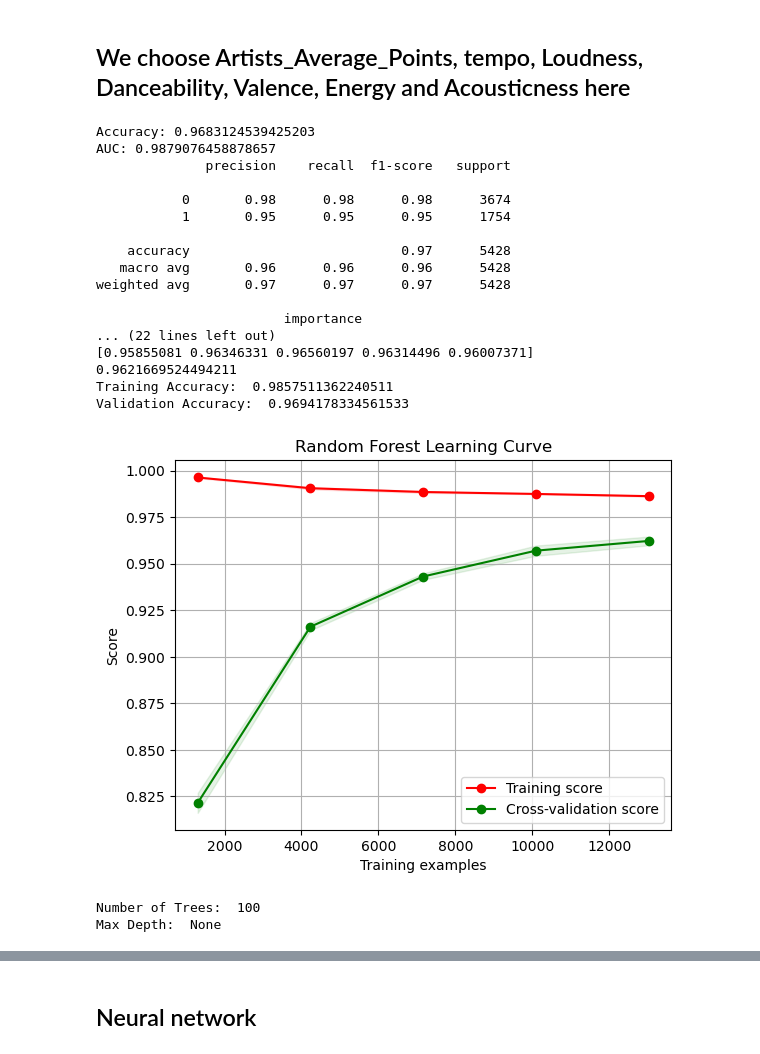
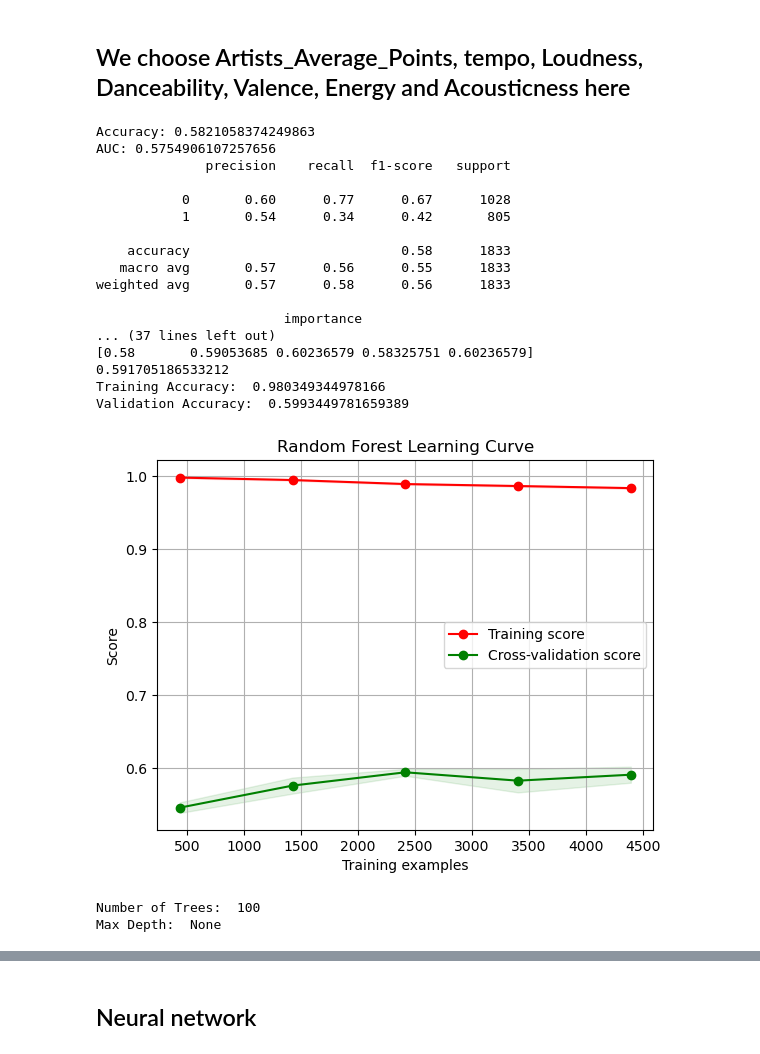
Before and after one commit to Jonathan0516/Spotifypopularityprediction, a Jupyter notebook: popularity.ipynb, the cells around one changed output, grey strips where cells are left out. Saved outputs shown, nothing was run; the diff lists cells and outputs as text; code cells hidden in the pictures.

```diff
--- a/popularity.ipynb
+++ b/popularity.ipynb
@@ -296,9 +295,9 @@ def plot_pca_graph(pca_data: pd.DataFrame, data: pd.DataFrame, label_column: str
         plt.show()
 
 
-n = get_knee_n(monthly_unique_songs, refined_song_attributes)
-pca_data = pca(monthly_unique_songs, refined_song_attributes, n_components=n)
-plot_pca_graph(pca_data, monthly_unique_songs, label_column='Continent', n_components=n)
+n = get_knee_n(unique_songs, refined_song_attributes)
+pca_data = pca(unique_songs, refined_song_attributes, n_components=n)
+plot_pca_graph(pca_data, unique_songs, label_column='Continent', n_components=n)
 pca_data.head()
-print(pca_data.shape, monthly_unique_songs.shape)
+print(pca_data.shape, unique_songs.shape)
 # %% [output]
@@ -310,7 +309,7 @@ Explained Variance Ratio: 0.9999999959013326
 # %%
 # put the pca data into the original data
-monthly_unique_songs.reset_index(drop=True, inplace=True)
-pca_monthly_unique_songs = pd.concat([monthly_unique_songs, pca_data], axis=1)
+unique_songs.reset_index(drop=True, inplace=True)
+pca_monthly_unique_songs = pd.concat([unique_songs, pca_data], axis=1)
 pca_monthly_unique_songs.head()
 # %% [output]
 |  | Title | Artists | Danceability | Energy | Loudness | Speechiness | Acousticness | Instrumentalness | ... |
@@ -324,30 +323,28 @@ pca_monthly_unique_songs.head()
 # Performing one-hot encoding for the specified columns
 one_hot_continent = pd.get_dummies(pca_monthly_unique_songs['Continent'], prefix='Continent')
 one_hot_genre = pd.get_dummies(pca_monthly_unique_songs['General_Genre'], prefix='General_Genre')
+one_hot_key = pd.get_dummies(pca_monthly_unique_songs['key'], prefix='key')
+one_hot_time_signature = pd.get_dummies(pca_monthly_unique_songs['time_signature'], prefix='time_signature')
 
-# label encoding for time_signature, key, polarity
-time_label_encoder = LabelEncoder()
-time_label_encoder.fit(pca_monthly_unique_songs['time_signature'])
-pca_monthly_unique_songs['time_signature'] = time_label_encoder.transform(pca_monthly_unique_songs['time_signature'])
-key_label_encoder = LabelEncoder()
-key_label_encoder.fit(pca_monthly_unique_songs['key'])
-pca_monthly_unique_songs['key'] = key_label_encoder.transform(pca_monthly_unique_songs['key'])
+# label encoding for polarity
 polarity_label_encoder = LabelEncoder()
 polarity_label_encoder.fit(pca_monthly_unique_songs['polarity'])
 pca_monthly_unique_songs['polarity'] = polarity_label_encoder.transform(pca_monthly_unique_songs['polarity'])
 
+# valence to -1, 0, 1 < 1/3 negative, 1/3 neutral, 1/3 positive
+pca_monthly_unique_songs['Valence'] = pd.cut(pca_monthly_unique_songs['Valence'], bins=[-np.inf, 0.33, 0.66, np.inf], labels=[-1, 0, 1])
 
-NORMALIZE = True
+NORMALIZE = False
 
 if NORMALIZE:
     # normalize Artists_Average_Points, tempo, Loudness, key, duration_ms
     normalizer = StandardScaler()
-    for column in ['Artists_Average_Points', 'tempo', 'Loudness', 'duration_ms', 'key']:
+    for column in ['Artists_Average_Points', 'tempo', 'Loudness', 'duration_ms']:
         pca_monthly_unique_songs[column] = normalizer.fit_transform(pca_monthly_unique_songs[[column]])
 
 # Concatenating the one-hot encoded columns with the original dataframe
-pca_monthly_unique_songs = pd.concat([pca_monthly_unique_songs, one_hot_continent, one_hot_genre], axis=1)
-pca_monthly_unique_songs.columns[:30], pca_monthly_unique_songs.head(), pca_monthly_unique_songs['polarity']
+pca_monthly_unique_songs = pd.concat([pca_monthly_unique_songs, one_hot_genre, one_hot_key, one_hot_time_signature], axis=1)
+pca_monthly_unique_songs.columns[:30], pca_monthly_unique_songs.head()
 # %% [output]
 (Index(['Title', 'Artists', 'Danceability', 'Energy', 'Loudness', 'Speechiness',
         'Acousticness', 'Instrumentalness', 'Valence', 'Continent', 'id',
@@ -369,10 +366,11 @@ pca_monthly_unique_songs.columns[:30], pca_monthly_unique_songs.head(), pca_mont
 # %%
 # preview existing columns
 print(pca_monthly_unique_songs.columns[:30], pca_monthly_unique_songs.head())
-feature_columns = ['Danceability', 'Energy', 'Loudness', 'Speechiness', 'Acousticness',
-                           'Instrumentalness', 'Valence', 'tempo', 'key', 'mode', 'time_signature', 'Artists_Average_Points', 'polarity']
+feature_columns =   ['Danceability', 'Energy', 'Loudness', 'Speechiness', 'Acousticness',
+                    'Instrumentalness', 'Valence', 'tempo', 'mode', 'time_signature', 'Artists_Average_Points', 'polarity'] + \
+                    [col for col in pca_monthly_unique_songs.columns if col.startswith('key_')]
 
-IS_PCA = True
+IS_PCA = False
 if IS_PCA:
     feature_columns = ['PC1', 'PC2', 'PC3', 'tempo', 'key', 'mode', 'time_signature', 'Artists_Average_Points', 'polarity']
 
@@ -489,7 +494,7 @@ weighted avg       0.57      0.48      0.49      5428
 from sklearn.ensemble import RandomForestClassifier
 from sklearn.metrics import roc_curve, auc, roc_auc_score, classification_report
 
-rf_model = RandomForestClassifier(random_state=42, class_weight='balanced_subsample', criterion='entropy', max_features='auto')
+rf_model = RandomForestClassifier(random_state=42, class_weight='balanced', criterion='entropy', max_features='auto')
 rf_model.fit(X_train, y_train)
 
 y_pred_rf = rf_model.predict(X_test)
@@ -516,45 +521,45 @@ cv_results = cross_val_score(rf_model, X_train, y_train, cv=5)
 print(cv_results)
 print(np.mean(cv_results))
 # print training accuracy vs validation accuracy
 print("Training Accuracy: ", rf_model.score(X_train, y_train))
 print("Validation Accuracy: ", rf_model.score(X_val, y_val))
 
 plot_learning_curve(rf_model, "Random Forest Learning Curve", X_train, y_train, cv=5)
 plt.show()
 
 # print number of trees
 print("Number of Trees: ", rf_model.n_estimators)
 # print max depth
 print("Max Depth: ", rf_model.max_depth)
 
 # plot roc curve
 fpr, tpr, thresholds = roc_curve(y_test, y_prob_rf)
 plt.figure(figsize=(8, 6))
 plt.plot(fpr, tpr, label=f'AUC: {roc_auc_rf:.3f}')
 plt.plot([0, 1], [0, 1], color='black', linestyle='--')
 plt.xlabel('False Positive Rate')
 plt.ylabel('True Positive Rate')
 plt.title('ROC Curve')
 plt.legend()
 plt.show()
 # %% [output]
-Accuracy: 0.9683124539425203
-AUC: 0.9879076458878657
+Accuracy: 0.5821058374249863
+AUC: 0.5754906107257656
               precision    recall  f1-score   support
 
-           0       0.98      0.98      0.98      3674
-           1       0.95      0.95      0.95      1754
+           0       0.60      0.77      0.67      1028
+           1       0.54      0.34      0.42       805
 
-    accuracy                           0.97      5428
-   macro avg       0.96      0.96      0.96      5428
-weighted avg       0.97      0.97      0.97      5428
+    accuracy                           0.58      1833
+   macro avg       0.57      0.56      0.55      1833
+weighted avg       0.57      0.58      0.56      1833
 
                         importance
-... (22 lines left out)
-[0.95855081 0.96346331 0.96560197 0.96314496 0.96007371]
-0.9621669524494211
-Training Accuracy:  0.9857511362240511
-Validation Accuracy:  0.9694178334561533
+... (37 lines left out)
+[0.58       0.59053685 0.60236579 0.58325751 0.60236579]
+0.591705186533212
+Training Accuracy:  0.980349344978166
+Validation Accuracy:  0.5993449781659389
-[figure, old version]
+[figure, new version]
 Number of Trees:  100
 Max Depth:  None
```
Also changed, not shown: parts of 19 cells of this notebook, 1 other file.
